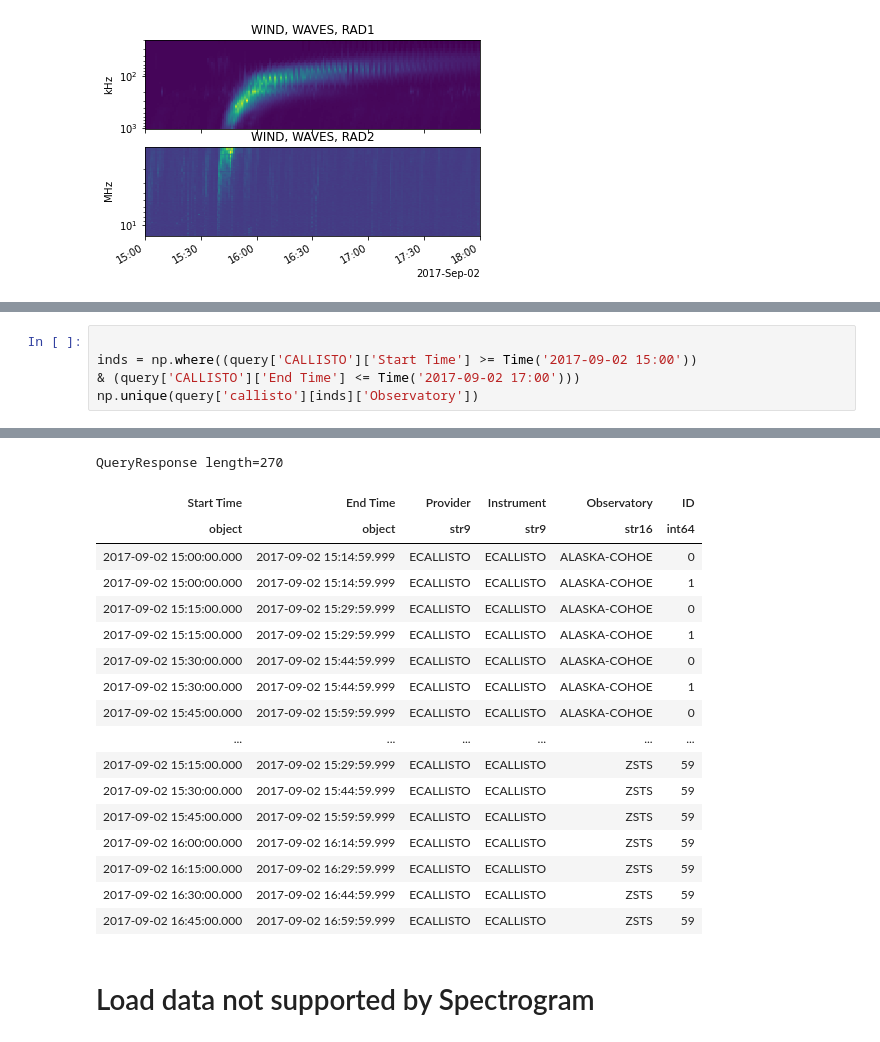
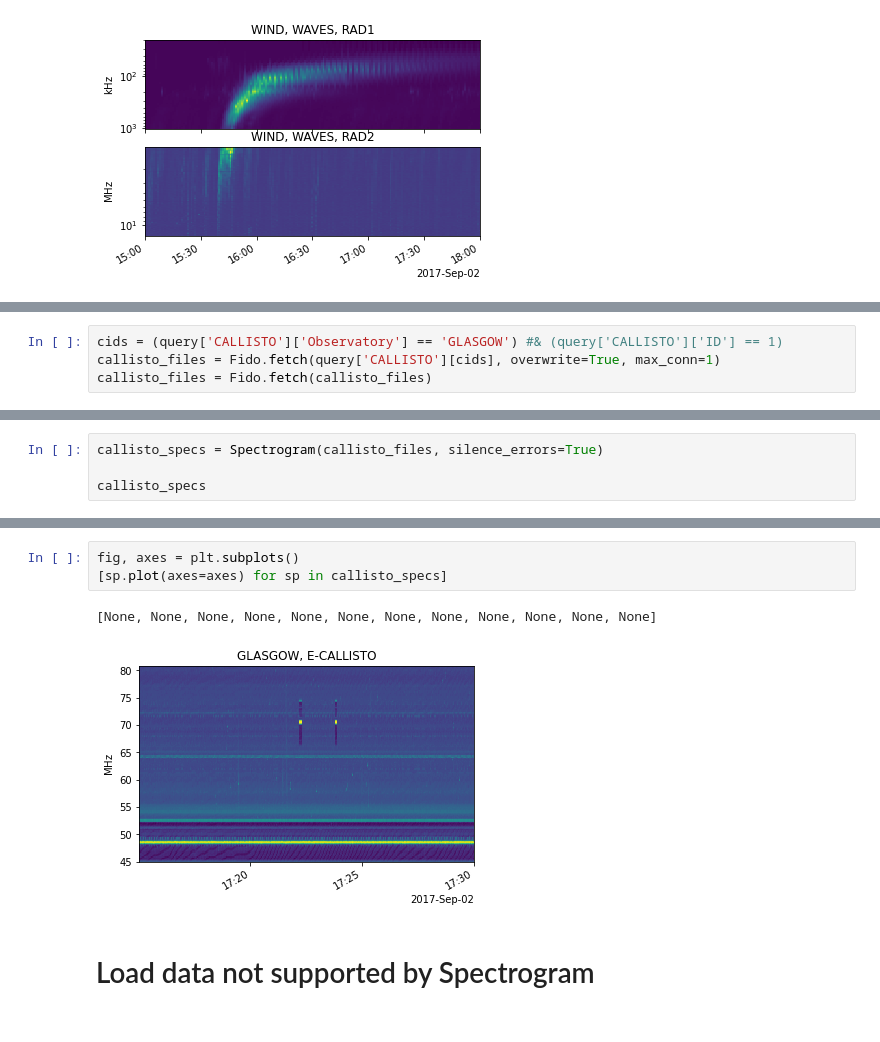
Before and after one commit to TCDSolar/STELLAR_SSW_tutorials, a Jupyter notebook: day2_radio_session/Radiospectra Demo.ipynb, the cells around one changed output, grey strips where cells are left out. Saved outputs shown, nothing was run; the diff lists cells and outputs as text.

Commit message:
Add callisto data to example

```diff
--- a/day2_radio_session/Radiospectra Demo.ipynb
+++ b/day2_radio_session/Radiospectra Demo.ipynb
@@ -214,5 +199,4 @@ axes[1].set_xlim(datetime(2017, 9, 2, 15), datetime(2017, 9, 2, 18))
 # %%
-
-inds = np.where((query['CALLISTO']['Start Time'] >= Time('2017-09-02 15:00'))
-& (query['CALLISTO']['End Time'] <= Time('2017-09-02 17:00')))
-np.unique(query['callisto'][inds]['Observatory'])
+cids = (query['CALLISTO']['Observatory'] == 'GLASGOW') #& (query['CALLISTO']['ID'] == 1)
+callisto_files = Fido.fetch(query['CALLISTO'][cids], overwrite=True, max_conn=1)
+callisto_files = Fido.fetch(callisto_files)
@@ -236,0 +203,4 @@ np.unique(query['callisto'][inds]['Observatory'])
+# %%
+callisto_specs = Spectrogram(callisto_files, silence_errors=True)
+
+callisto_specs
@@ -237,23 +220,9 @@ np.unique(query['callisto'][inds]['Observatory'])
 # %%
+fig, axes = plt.subplots()
+[sp.plot(axes=axes) for sp in callisto_specs]
 # %% [output]
-QueryResponse length=270
+[None, None, None, None, None, None, None, None, None, None, None, None]
-| Start Time | End Time | Provider | Instrument | Observatory | ID |
-| object | object | str9 | str9 | str16 | int64 |
-| 2017-09-02 15:00:00.000 | 2017-09-02 15:14:59.999 | ECALLISTO | ECALLISTO | ALASKA-COHOE | 0 |
-| 2017-09-02 15:00:00.000 | 2017-09-02 15:14:59.999 | ECALLISTO | ECALLISTO | ALASKA-COHOE | 1 |
-| 2017-09-02 15:15:00.000 | 2017-09-02 15:29:59.999 | ECALLISTO | ECALLISTO | ALASKA-COHOE | 0 |
-| 2017-09-02 15:15:00.000 | 2017-09-02 15:29:59.999 | ECALLISTO | ECALLISTO | ALASKA-COHOE | 1 |
-| 2017-09-02 15:30:00.000 | 2017-09-02 15:44:59.999 | ECALLISTO | ECALLISTO | ALASKA-COHOE | 0 |
-| 2017-09-02 15:30:00.000 | 2017-09-02 15:44:59.999 | ECALLISTO | ECALLISTO | ALASKA-COHOE | 1 |
-| 2017-09-02 15:45:00.000 | 2017-09-02 15:59:59.999 | ECALLISTO | ECALLISTO | ALASKA-COHOE | 0 |
-| ... | ... | ... | ... | ... | ... |
-| 2017-09-02 15:15:00.000 | 2017-09-02 15:29:59.999 | ECALLISTO | ECALLISTO | ZSTS | 59 |
-| 2017-09-02 15:30:00.000 | 2017-09-02 15:44:59.999 | ECALLISTO | ECALLISTO | ZSTS | 59 |
-| 2017-09-02 15:45:00.000 | 2017-09-02 15:59:59.999 | ECALLISTO | ECALLISTO | ZSTS | 59 |
-| 2017-09-02 16:00:00.000 | 2017-09-02 16:14:59.999 | ECALLISTO | ECALLISTO | ZSTS | 59 |
-| 2017-09-02 16:15:00.000 | 2017-09-02 16:29:59.999 | ECALLISTO | ECALLISTO | ZSTS | 59 |
-| 2017-09-02 16:30:00.000 | 2017-09-02 16:44:59.999 | ECALLISTO | ECALLISTO | ZSTS | 59 |
-| 2017-09-02 16:45:00.000 | 2017-09-02 16:59:59.999 | ECALLISTO | ECALLISTO | ZSTS | 59 |
+[figure, added]
 # %% [markdown]
 # Load data not supported by Spectrogram
 # %%
```
Also changed, not shown: parts of 15 cells of this notebook.
